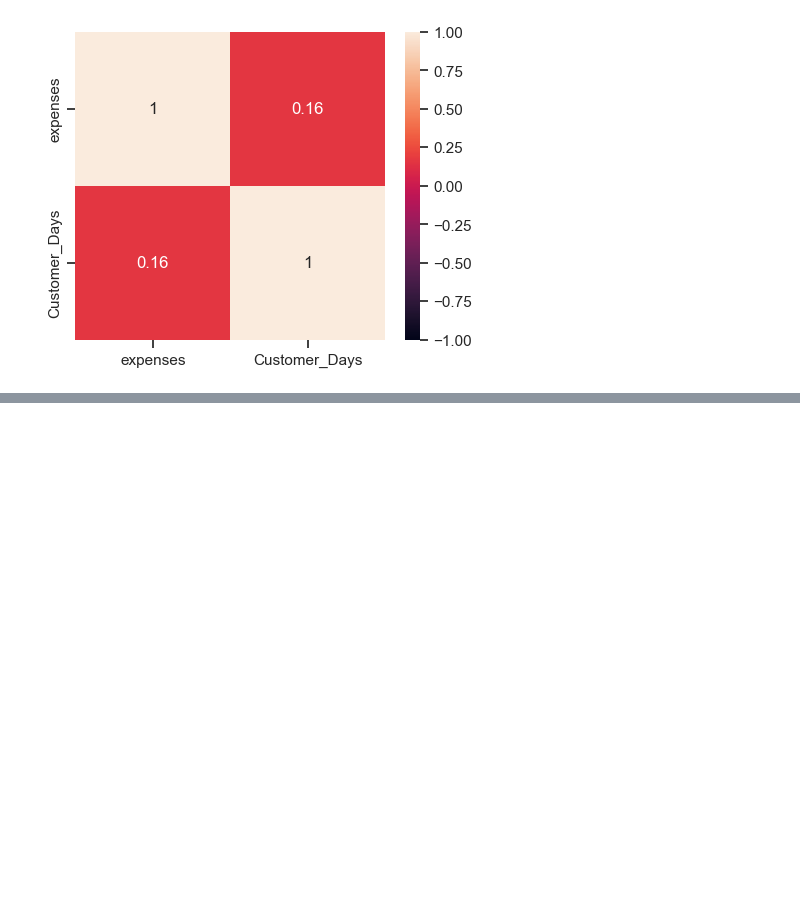
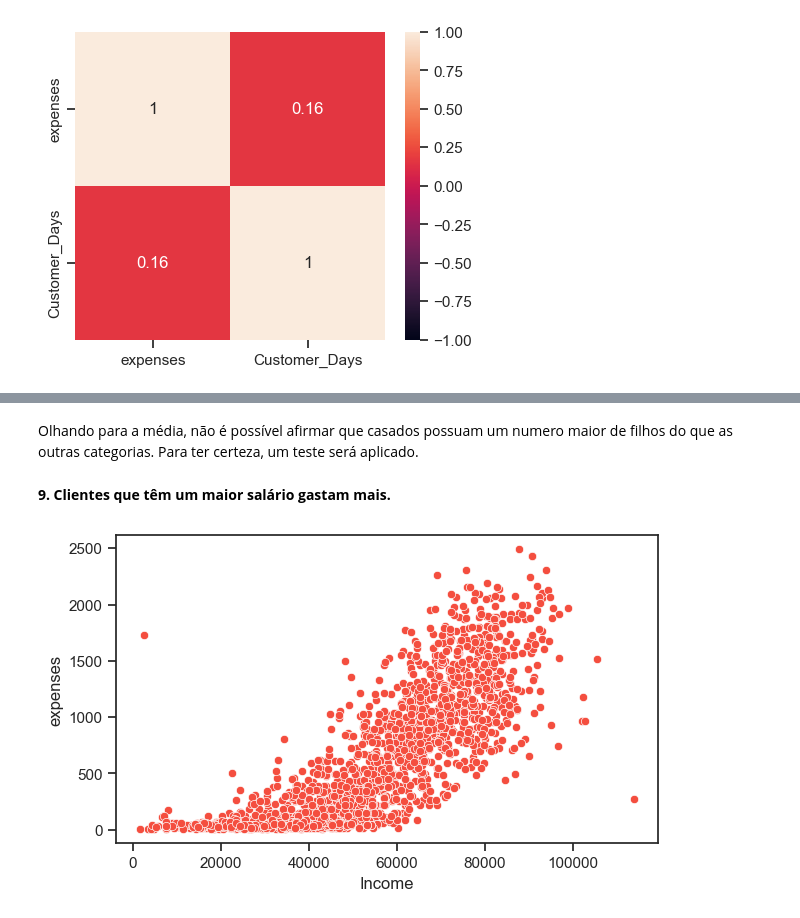
Before and after one commit to danzpy/eda-ifood, a Jupyter notebook: Análise exploratória de dados - Ifood.ipynb, the cells around one changed output, grey strips where cells are left out. Drawn from its saved outputs; the diff is of its cells as text; code cells hidden in the pictures; blank space fills up the shorter version.

Commit message:
Análise descritiva concluida, necessita testes

```diff
--- a/Análise exploratória de dados - Ifood.ipynb
+++ b/Análise exploratória de dados - Ifood.ipynb
@@ -536,0 +557,11 @@ plt.show(3)
+# %% [markdown]
+Olhando para a média, não é possível afirmar que casados possuam um numero maior de filhos do que as outras categorias. Para  ter certeza, um teste será aplicado.
+# %% [markdown]
+**9. Clientes que têm um maior salário gastam mais.**
+# %%
+f, ax = plt.subplots(figsize=(7, 4))
+sns.set_palette(sns.color_palette(["#F44E3F"]))
+sns.scatterplot(data=df, x='Income', y='expenses')
+plt.show()
+# %% [output]
+[figure, added]
```
Also changed, not shown: parts of 14 cells of this notebook.
